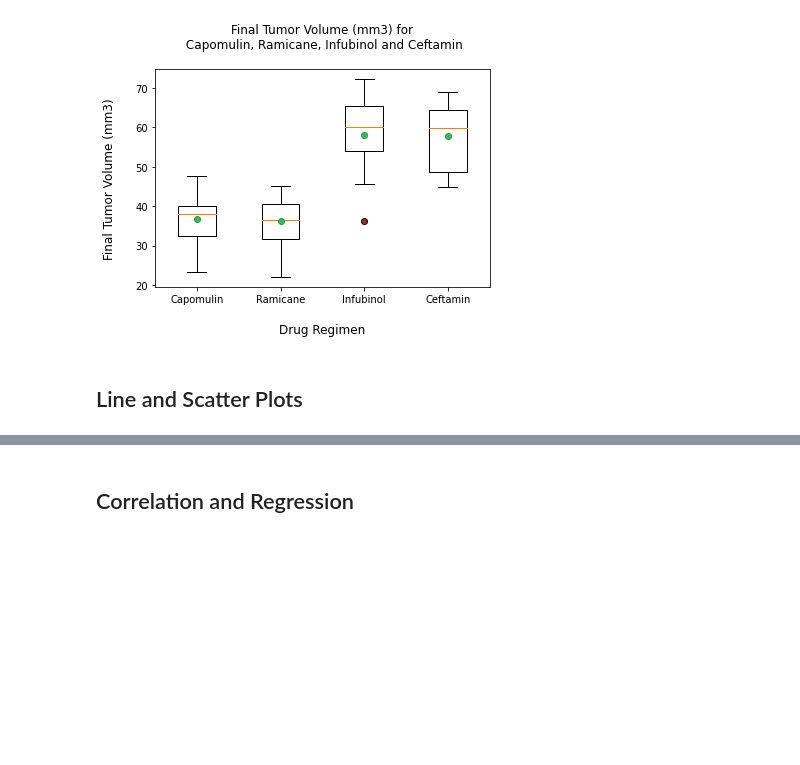
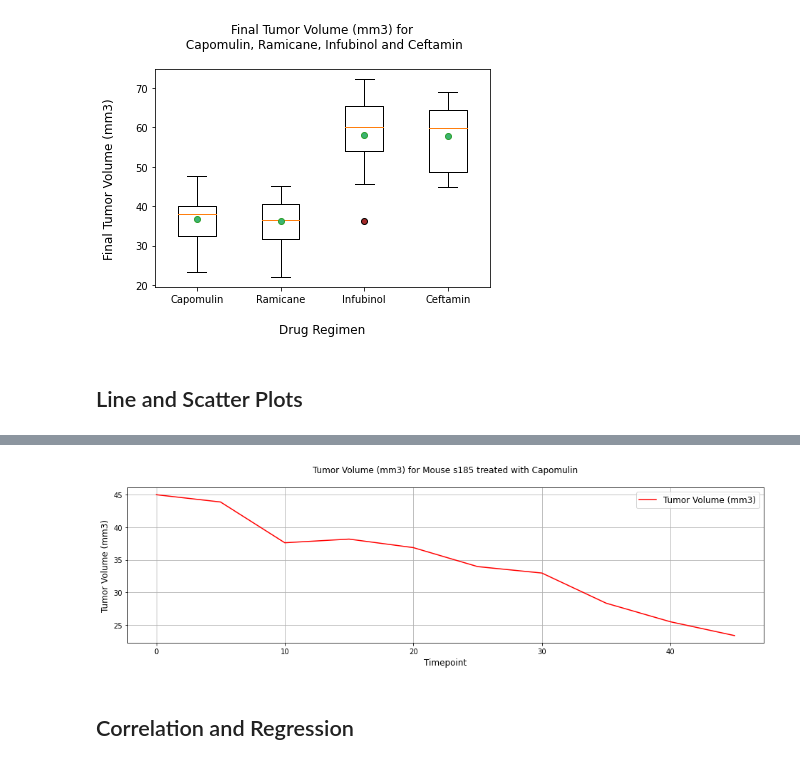
Before and after one commit to uldom/Matplotlib_Challenge, a Jupyter notebook: Pymaceuticals/pymaceuticals_starter.ipynb, the cells around one changed output, grey strips where cells are left out. Saved outputs shown, nothing was run; the diff lists cells and outputs as text; code cells hidden in the pictures; blank space fills up the shorter version.

Commit message:
Plot Line complete

```diff
--- a/Pymaceuticals/pymaceuticals_starter.ipynb
+++ b/Pymaceuticals/pymaceuticals_starter.ipynb
@@ -383,3 +383,21 @@ plt.show()
 ## Line and Scatter Plots
 # %%
 # Generate a line plot of tumor volume vs. time point for a mouse treated with Capomulin
+
+line_data = clean_dataframe.loc[clean_dataframe['Drug Regimen'] == "Capomulin"]
+# line_data
+
+mouse = "s185"
+
+mouse_df = line_data.loc[line_data['Mouse ID'] == mouse]
+# mouse_df
+
+del mouse_df['Mouse ID']
+del mouse_df['Drug Regimen']
+del mouse_df['Sex']
+del mouse_df['Age_months']
+del mouse_df['Weight (g)']
+del mouse_df['Metastatic Sites']
+
+
+mouse_df
@@ -386,3 +416,17 @@ plt.show()
+# %%
+# Generate a line plot of tumor volume vs. time point for a mouse treated with Capomulin
+
+ax = plt.gca()
+
+mouse_df.plot(kind='line',x='Timepoint',y='Tumor Volume (mm3)',ax=ax, color="red",figsize=(16,4), grid=True)
+
+plt.title(f'Tumor Volume (mm3) for Mouse s185 treated with Capomulin\n', fontsize = 12,)
+plt.xlabel('Timepoint', fontsize = 12)
+plt.ylabel('Tumor Volume (mm3)', fontsize = 12)
+plt.legend(loc="best", fontsize=12)
+plt.show()
+# %% [output]
+[figure, added]
 # %%
 # Generate a scatter plot of average tumor volume vs. mouse weight for the Capomulin regimen
 # %% [markdown]
```
Also changed, not shown: parts of 1 cell of this notebook.
